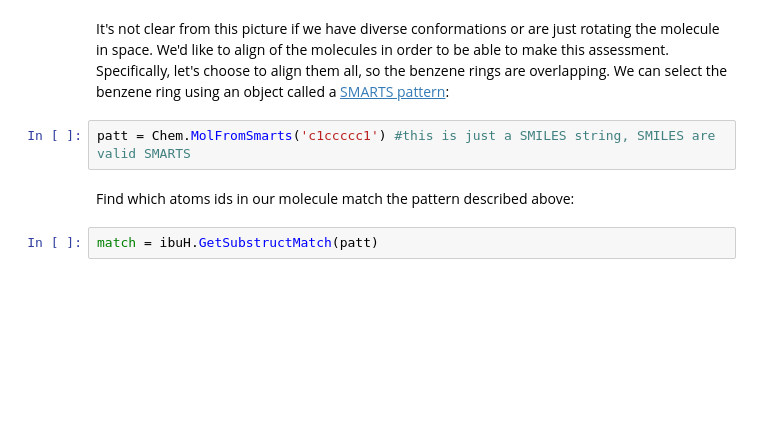
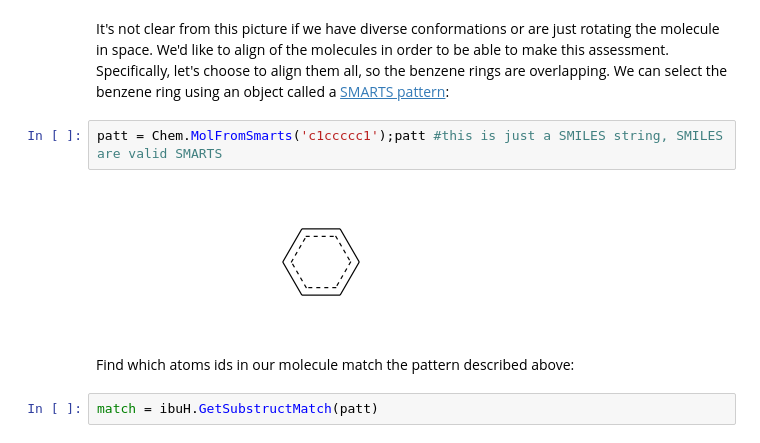
Before and after one commit to asteeves/steeveslab-blog, a Jupyter notebook: content/downloads/notebooks/RDKit_KulikLab_03_MultiConf.ipynb, the cells around one changed output. Saved outputs shown, nothing was run; the diff lists cells and outputs as text; blank space fills up the shorter version.

```diff
--- a/content/downloads/notebooks/RDKit_KulikLab_03_MultiConf.ipynb
+++ b/content/downloads/notebooks/RDKit_KulikLab_03_MultiConf.ipynb
@@ -44,7 +44,9 @@ v.GetPNG()
 # %% [markdown]
 It's not clear from this picture if we have diverse conformations or are just rotating the molecule in space. We'd like to align of the molecules in order to be able to make this assessment. Specifically, let's choose to align them all, so the benzene rings are overlapping. We can select the benzene ring using an object called a [SMARTS pattern](http://www.daylight.com/dayhtml/doc/theory/theory.smarts.html):
 # %%
-patt = Chem.MolFromSmarts('c1ccccc1') #this is just a SMILES string, SMILES are valid SMARTS
+patt = Chem.MolFromSmarts('c1ccccc1');patt #this is just a SMILES string, SMILES are valid SMARTS
+# %% [output]
+[figure, added]
 # %% [markdown]
 Find which atoms ids in our molecule match the pattern described above:
 # %%
```
Also changed, not shown: parts of 5 cells of this notebook, 8 other files.
